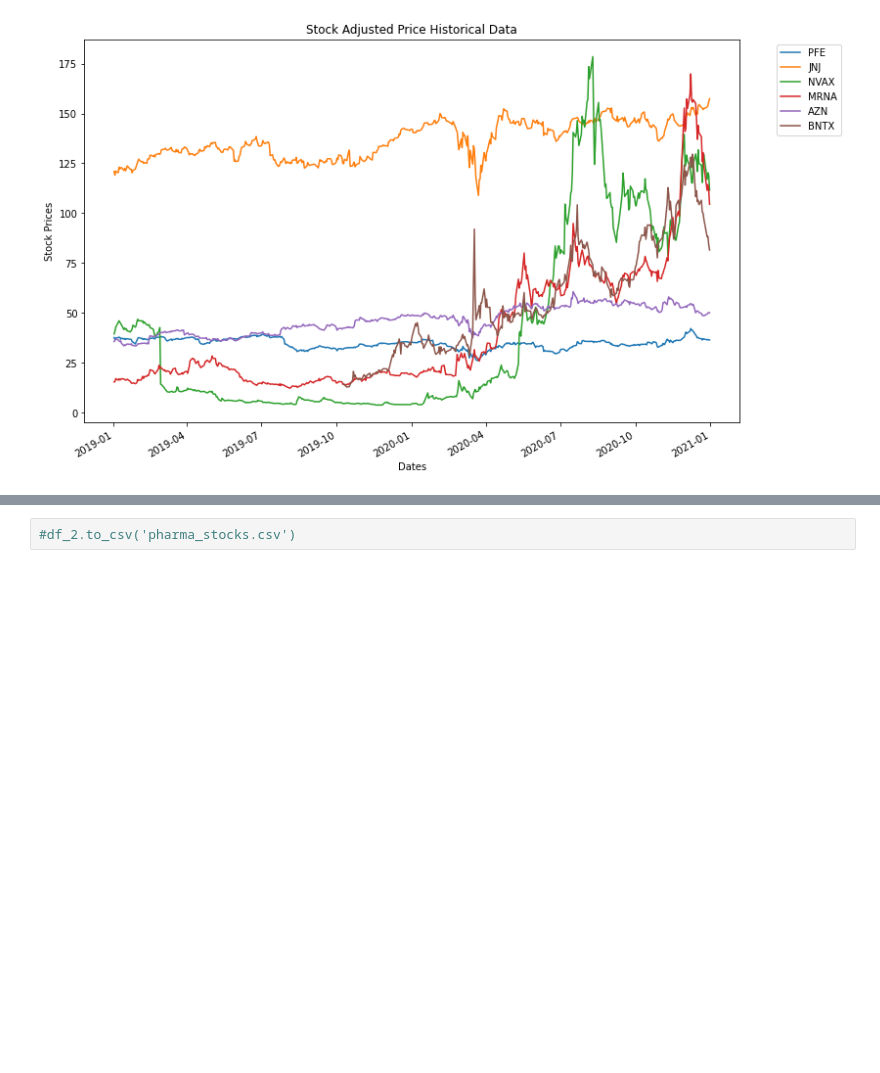
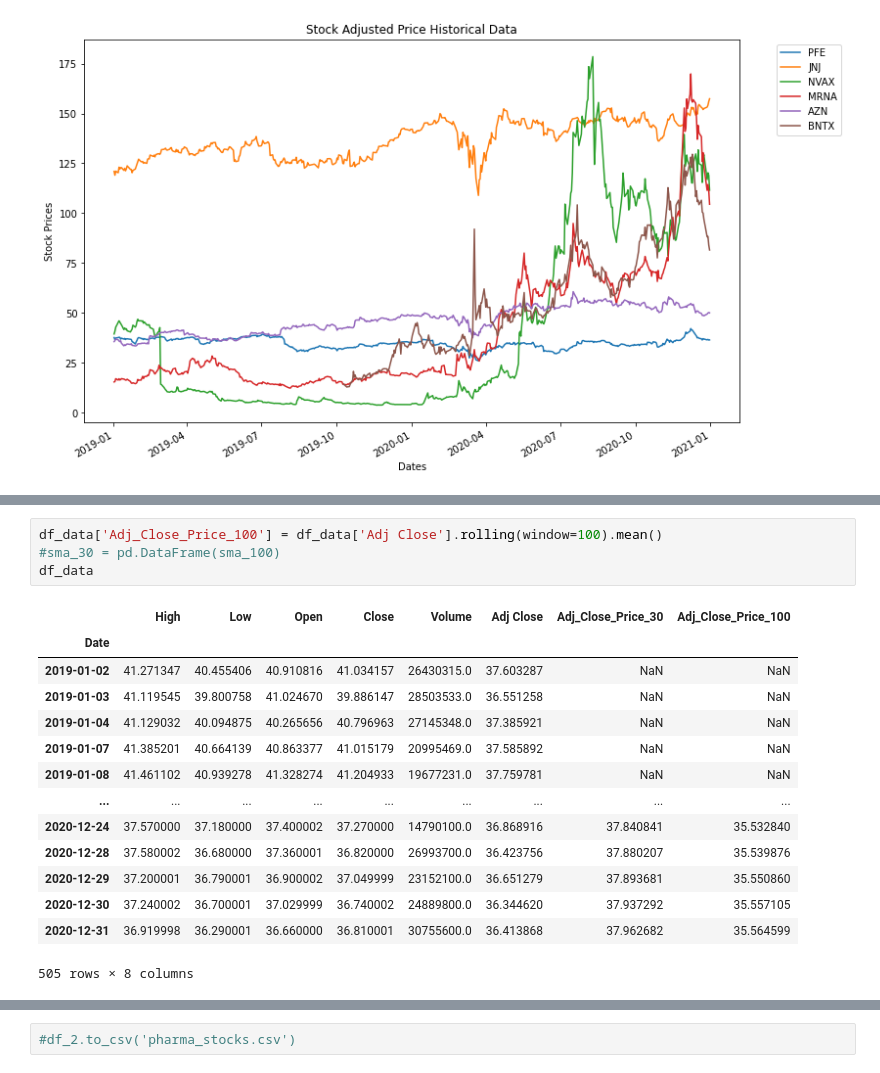
Before and after one commit to davidrtorres/Model-5-Stock-Price-Forecasting, a Jupyter notebook: Stocks_Capstone_2-1-21.ipynb, the cells around one changed output, grey strips where cells are left out. Drawn from its saved outputs; the diff is of its cells as text; blank space fills up the shorter version.

```diff
--- a/Stocks_Capstone_2-1-21.ipynb
+++ b/Stocks_Capstone_2-1-21.ipynb
@@ -139,0 +204,19 @@ df_1
+# %%
+df_data['Adj_Close_Price_100'] = df_data['Adj Close'].rolling(window=100).mean()
+#sma_30 = pd.DataFrame(sma_100)
+df_data
+# %% [output]
+|  | High | Low | Open | Close | Volume | Adj Close | Adj_Close_Price_30 | Adj_Close_Price_100 |
+| Date |  |  |  |  |  |  |  |  |
+| 2019-01-02 | 41.271347 | 40.455406 | 40.910816 | 41.034157 | 26430315.0 | 37.603287 | NaN | NaN |
+| 2019-01-03 | 41.119545 | 39.800758 | 41.024670 | 39.886147 | 28503533.0 | 36.551258 | NaN | NaN |
+| 2019-01-04 | 41.129032 | 40.094875 | 40.265656 | 40.796963 | 27145348.0 | 37.385921 | NaN | NaN |
+| 2019-01-07 | 41.385201 | 40.664139 | 40.863377 | 41.015179 | 20995469.0 | 37.585892 | NaN | NaN |
+| 2019-01-08 | 41.461102 | 40.939278 | 41.328274 | 41.204933 | 19677231.0 | 37.759781 | NaN | NaN |
+| ... | ... | ... | ... | ... | ... | ... | ... | ... |
+| 2020-12-24 | 37.570000 | 37.180000 | 37.400002 | 37.270000 | 14790100.0 | 36.868916 | 37.840841 | 35.532840 |
+| 2020-12-28 | 37.580002 | 36.680000 | 37.360001 | 36.820000 | 26993700.0 | 36.423756 | 37.880207 | 35.539876 |
+| 2020-12-29 | 37.200001 | 36.790001 | 36.900002 | 37.049999 | 23152100.0 | 36.651279 | 37.893681 | 35.550860 |
+| 2020-12-30 | 37.240002 | 36.700001 | 37.029999 | 36.740002 | 24889800.0 | 36.344620 | 37.937292 | 35.557105 |
+| 2020-12-31 | 36.919998 | 36.290001 | 36.660000 | 36.810001 | 30755600.0 | 36.413868 | 37.962682 | 35.564599 |
+505 rows × 8 columns
```
Also changed, not shown: parts of 36 cells of this notebook, 2 other files.
